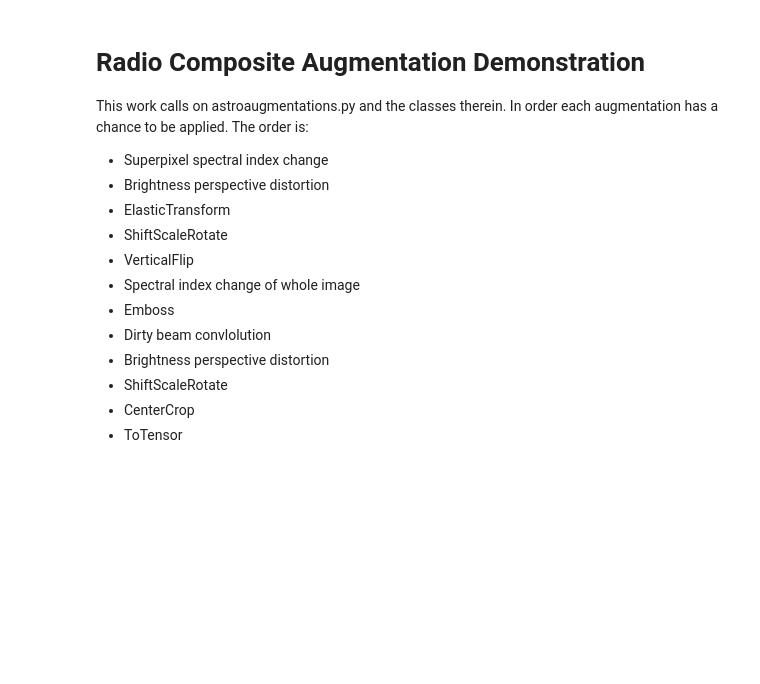
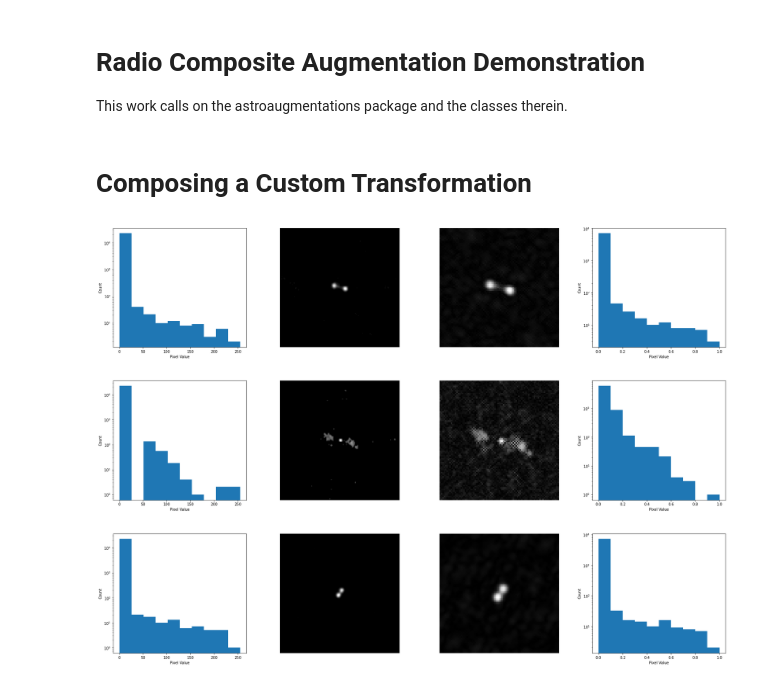
Before and after one commit to mb010/AstroAugmentations, a Jupyter notebook: RadioDemonstration.ipynb, the cells around one changed output. Drawn from its saved outputs; the diff is of its cells as text; code cells hidden in the pictures; blank space fills up the shorter version.

```diff
--- a/RadioDemonstration.ipynb
+++ b/RadioDemonstration.ipynb
@@ -1,17 +1,4 @@
 # %% [markdown]
 # Radio Composite Augmentation Demonstration
-This work calls on astroaugmentations.py and the classes therein.
-In order each augmentation has a chance to be applied. The order is:
-- Superpixel spectral index change
-- Brightness perspective distortion
-- ElasticTransform
-- ShiftScaleRotate
-- VerticalFlip
-- Spectral index change of whole image
-- Emboss
-- Dirty beam convlolution
-- Brightness perspective distortion
-- ShiftScaleRotate
-- CenterCrop
-- ToTensor
+This work calls on the astroaugmentations package and the classes therein.
 # %%
@@ -28,2 +11,49 @@ from datasets.MiraBest_F import MBFRFull
 import matplotlib.pyplot as plt
 import numpy as np
+# %% [markdown]
+# Composing a Custom Transformation
+# %%
+train_no_augmentation = MBFRFull(root="./data", train=True, download=True, test_size=0.97)
+
+custom_transform = A.Compose([
+    A.Lambda(
+        name='Dirty beam convlolution',
+        image=AA.CustomKernelConvolution(
+            kernel=np.load("./astroaugmentations/kernels/FIRST_kernel.npy"),
+            rfi_dropout=0.4,
+            psf_radius=1.3,
+            mode='sum'
+        ), p=1),
+    A.CenterCrop(width=85, height=85, always_apply=True)
+])
+# %%
+# Plot original image and transoformed image
+number_of_examples = 3
+transform_no = 1
+for idx, (image, target) in enumerate(train_no_augmentation):
+    fig, ax = plt.subplots(1,transform_no+3, figsize=((transform_no+3)*7.5,6))
+    image = np.asarray(image)
+    ax[0].hist(image.squeeze().flatten())
+    ax[0].set_yscale('log')
+    ax[0].set_xlabel("Pixel Value")
+    ax[0].set_ylabel("Count")
+
+    ax[1].imshow(image.squeeze(), cmap="Greys_r")
+    ax[1].axis('off')
+
+    for i in range(transform_no):
+        image = custom_transform(image=image)['image']
+        ax[i+2].imshow(image, cmap="Greys_r")
+        ax[i+2].axis('off')
+    ax[transform_no+2].hist(image.squeeze().flatten())
+    ax[transform_no+2].set_yscale('log')
+    ax[transform_no+2].set_xlabel("Pixel Value")
+    ax[transform_no+2].set_ylabel("Count")
+
+    plt.show()
+    if idx>=number_of_examples-1:
+        break
+# %% [output]
+[figure, added]
+[figure, added]
+[figure, added]
```
Also changed, not shown: parts of 4 cells of this notebook, 1 other file.
